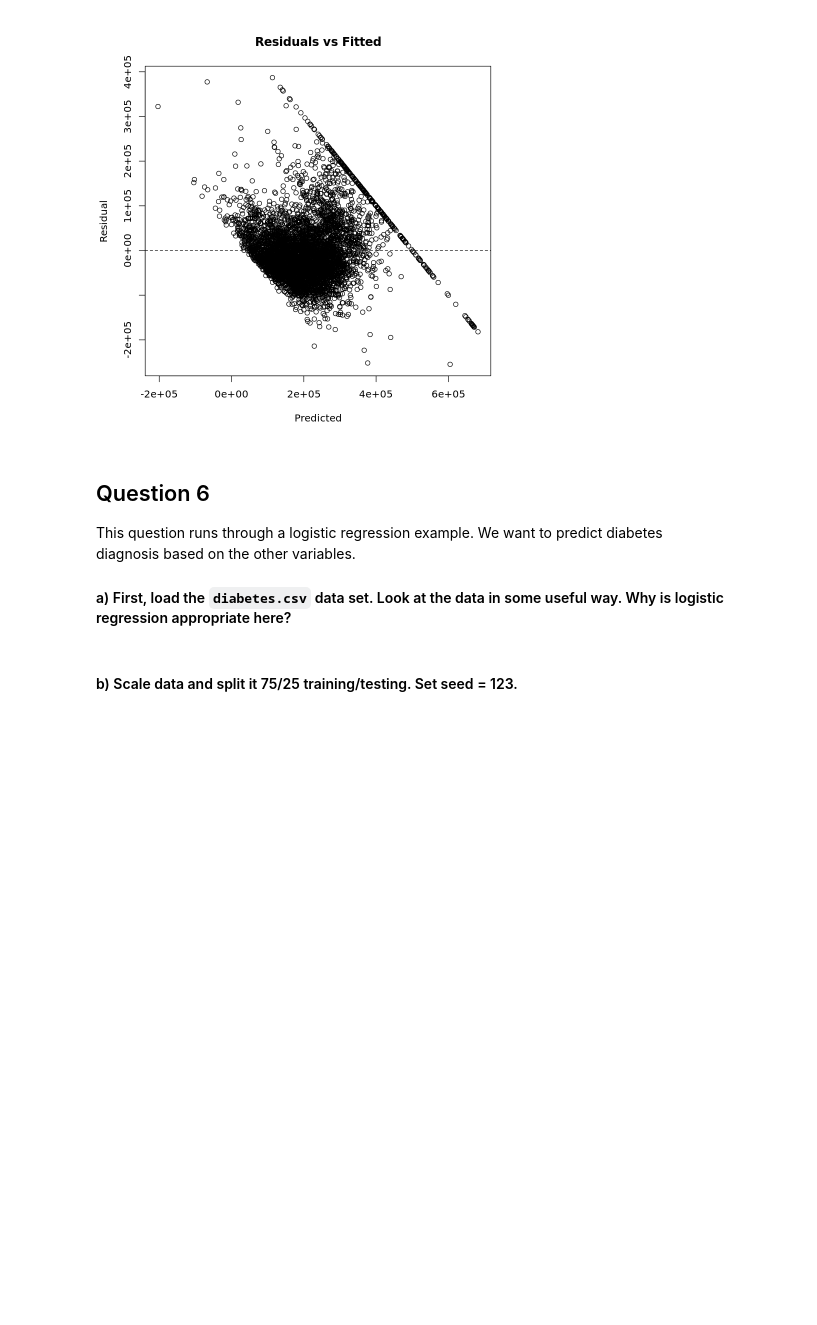
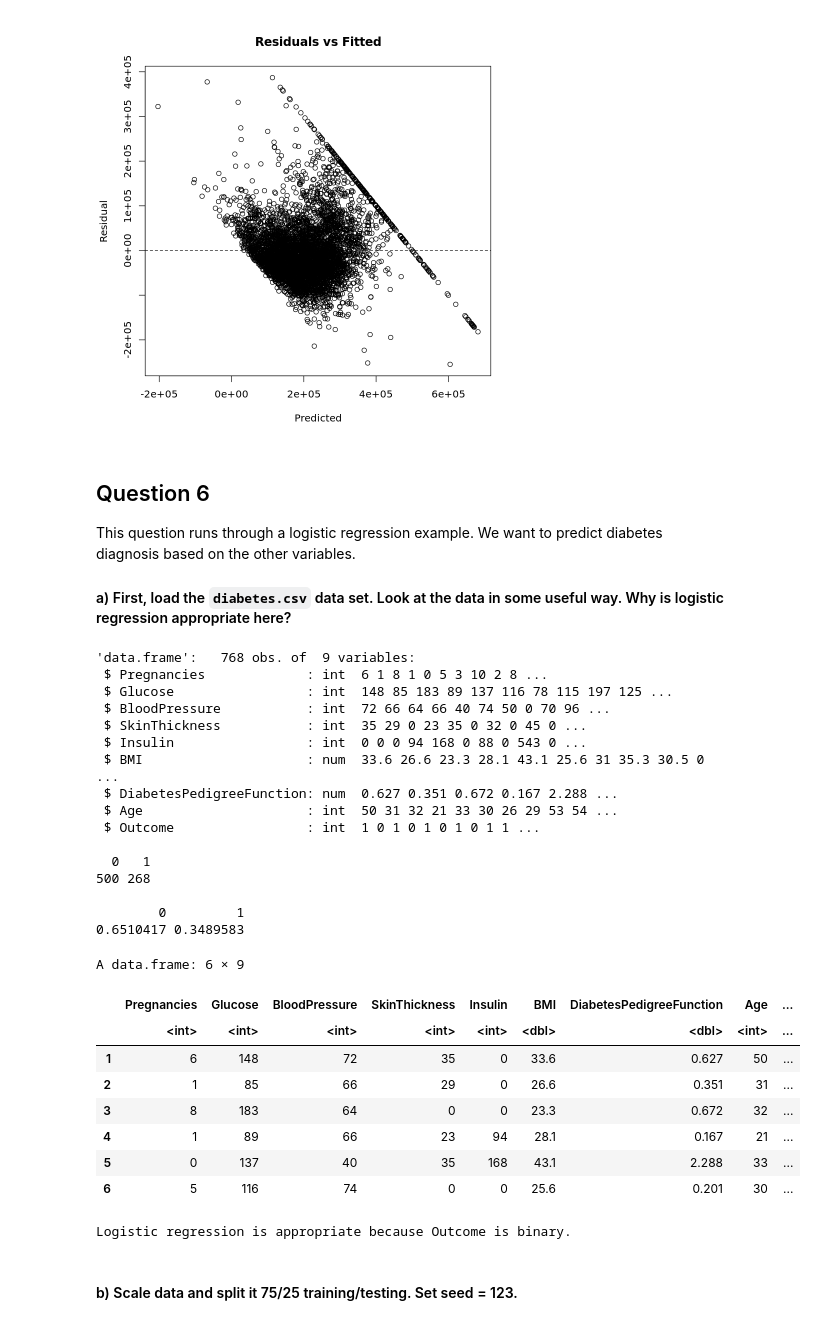
Before and after one commit to snwilke/bios-512-repo, a Jupyter notebook: BIOS512_HW9.ipynb, the cells around one changed output. Saved outputs shown, nothing was run; the diff lists cells and outputs as text; code cells hidden in the pictures; blank space fills up the shorter version.

```diff
--- a/BIOS512_HW9.ipynb
+++ b/BIOS512_HW9.ipynb
@@ -144,2 +147,40 @@ This question runs through a logistic regression example. We want to predict dia
+# %%
+set.seed(123)
+df <- read.csv("diabetes.csv", stringsAsFactors = FALSE)
+df <- df[complete.cases(df), ]
+y_cands <- c("diabetes","Diabetes","Outcome","outcome","Diagnosis","diagnosis")
+y <- y_cands[y_cands %in% names(df)][1]; stopifnot(length(y) == 1)
+str(df)
+print(table(df[[y]]))
+print(prop.table(table(df[[y]])))
+head(df)
+cat("Logistic regression is appropriate because", y, "is binary.\n")
+# %% [output]
+'data.frame':   768 obs. of  9 variables:
+ $ Pregnancies             : int  6 1 8 1 0 5 3 10 2 8 ...
+ $ Glucose                 : int  148 85 183 89 137 116 78 115 197 125 ...
+ $ BloodPressure           : int  72 66 64 66 40 74 50 0 70 96 ...
+ $ SkinThickness           : int  35 29 0 23 35 0 32 0 45 0 ...
+ $ Insulin                 : int  0 0 0 94 168 0 88 0 543 0 ...
+ $ BMI                     : num  33.6 26.6 23.3 28.1 43.1 25.6 31 35.3 30.5 0 ...
+ $ DiabetesPedigreeFunction: num  0.627 0.351 0.672 0.167 2.288 ...
+ $ Age                     : int  50 31 32 21 33 30 26 29 53 54 ...
+ $ Outcome                 : int  1 0 1 0 1 0 1 0 1 1 ...
+
+  0   1
+500 268
+
+        0         1
+0.6510417 0.3489583
+A data.frame: 6 × 9
+|  | Pregnancies | Glucose | BloodPressure | SkinThickness | Insulin | BMI | DiabetesPedigreeFunction | Age | ... |
+|  | <int> | <int> | <int> | <int> | <int> | <dbl> | <dbl> | <int> | ... |
+| 1 | 6 | 148 | 72 | 35 | 0 | 33.6 | 0.627 | 50 | ... |
+| 2 | 1 | 85 | 66 | 29 | 0 | 26.6 | 0.351 | 31 | ... |
+| 3 | 8 | 183 | 64 | 0 | 0 | 23.3 | 0.672 | 32 | ... |
+| 4 | 1 | 89 | 66 | 23 | 94 | 28.1 | 0.167 | 21 | ... |
+| 5 | 0 | 137 | 40 | 35 | 168 | 43.1 | 2.288 | 33 | ... |
+| 6 | 5 | 116 | 74 | 0 | 0 | 25.6 | 0.201 | 30 | ... |
+Logistic regression is appropriate because Outcome is binary.
 # %% [markdown]
 #### b) Scale data and split it 75/25 training/testing. Set seed = 123.
```
Also changed, not shown: parts of 6 cells of this notebook.
